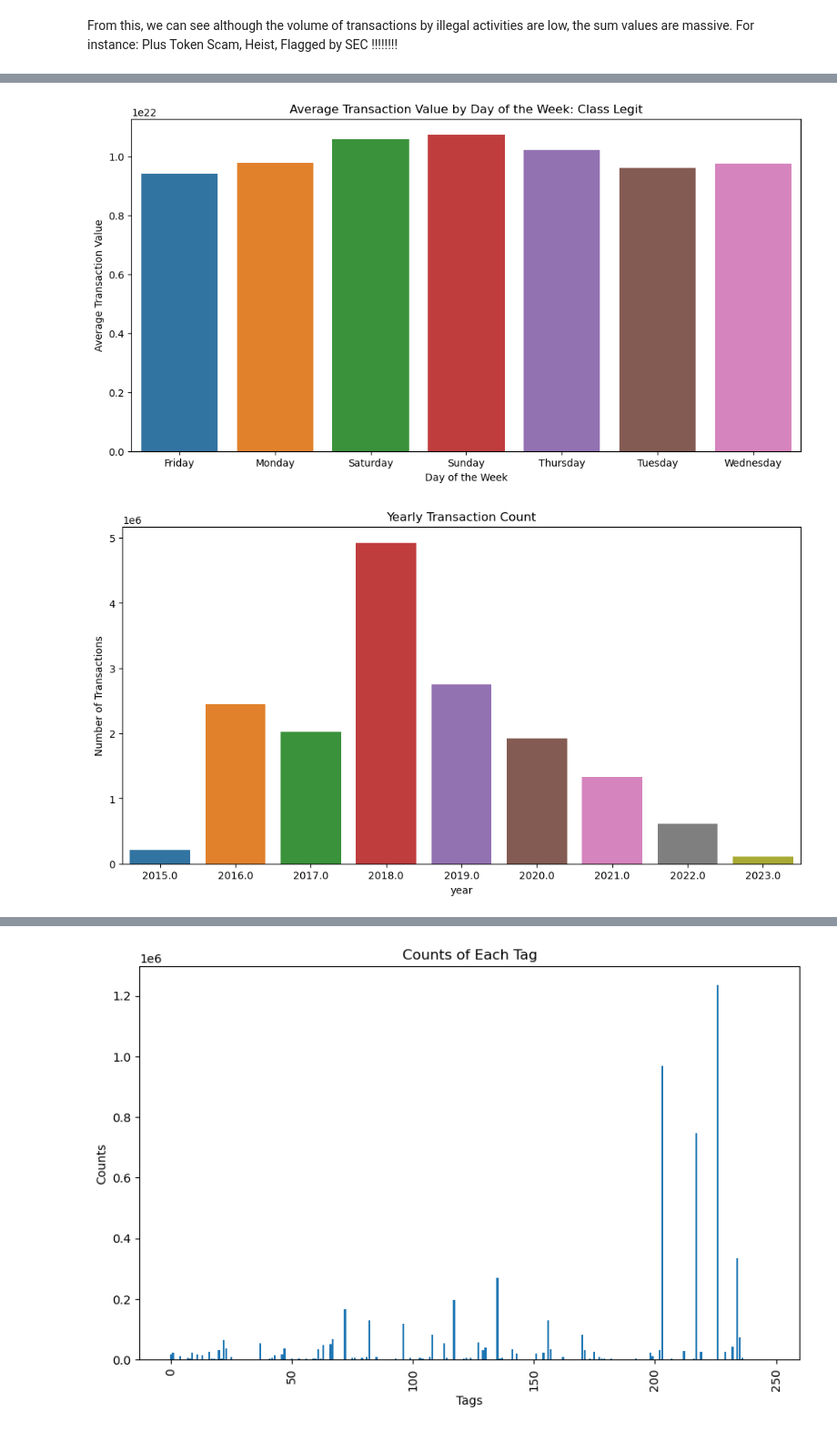
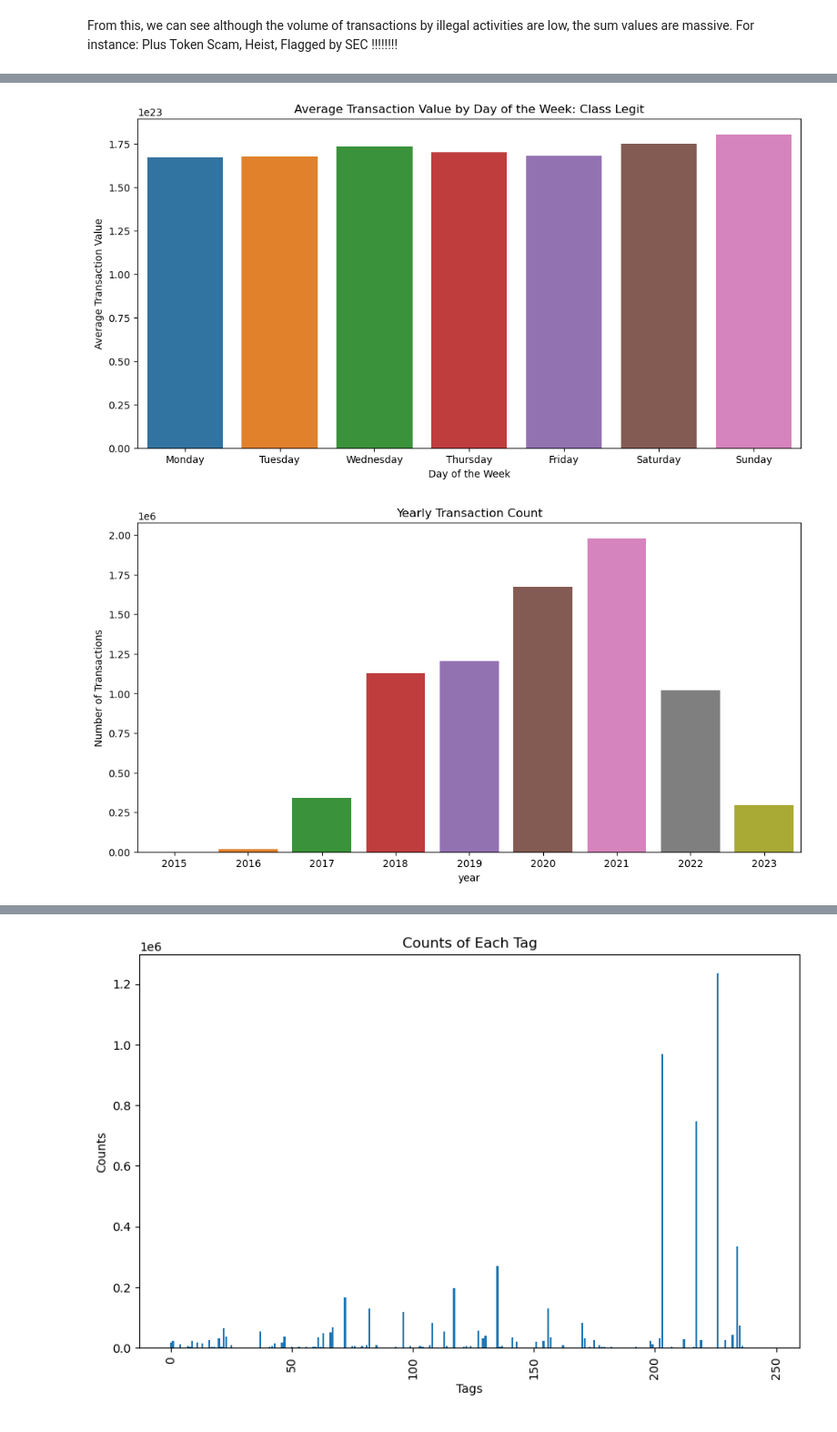
Before and after one commit to viethuy25/TMU_MRP, a Jupyter notebook: Preprocessing, Data Visualization and Class Balancing.ipynb, the cells around one changed output, grey strips where cells are left out. Shown at 91% size. Saved outputs shown, nothing was run; the diff lists cells and outputs as text; code cells hidden in the pictures.

```diff
--- a/Preprocessing, Data Visualization and Class Balancing.ipynb
+++ b/Preprocessing, Data Visualization and Class Balancing.ipynb
@@ -204,7 +195,7 @@ See the caveats in the documentation: https://pandas.pydata.org/pandas-docs/stab
   new_df.dropna(subset=['Account Type'], inplace=True)
 # %%
 new_df = pd.read_csv('./output/kaggle_10k_balance_transaction_000000000000.csv', index_col=None, header=0)
-for x in range(1, 20):
+for x in range(1, 23):
     if x < 10:
         x = '0' + str(x)
 
@@ -220,3 +211,5 @@ for x in range(1, 20):
 #     fileName = './temp/kaggle_10k_balance_transaction_0000000000' + str(x) + '.csv'
 #     df_file = pd.read_csv(fileName, index_col = None, header = 0)
 #     new_df = pd.concat([new_df, df_file], ignore_index=True)
+
+new_df.columns
@@ -318,0 +312,8 @@ Column:  eth_balance
+# %%
+# Remove the Tag class with below 10 count, as mentioned later
+counts = new_df['Tags'].value_counts()
+
+temp_df = new_df[new_df['Tags'].isin(counts[counts <= 10].index)]
+print (temp_df['Tags'])
+
+new_df = new_df[new_df['Tags'].isin(counts[counts > 10].index)] # 10 is cutof as mentioned in Preprocessing step
@@ -1200 +1355,3 @@ From this, we can see although the volume of transactions by illegal activities
+# %%
+data = new_df
 # %%
@@ -1283,27 +1444,27 @@ From this, we can see although the volume of transactions by illegal activities
 # %%
-# # Plot the bar graph
-# plt.figure(figsize=(12, 6))
-# sns.barplot(x=average_transaction_value_by_day_1.index, y=average_transaction_value_by_day_1.values)
-# plt.xlabel("Day of the Week")
-# plt.ylabel("Average Transaction Value")
-# plt.title("Average Transaction Value by Day of the Week: Class Legit")
-# plt.show()
+# Plot the bar graph
+plt.figure(figsize=(12, 6))
+sns.barplot(x=average_transaction_value_by_day_1.index, y=average_transaction_value_by_day_1.values, order=desired_order)
+plt.xlabel("Day of the Week")
+plt.ylabel("Average Transaction Value")
+plt.title("Average Transaction Value by Day of the Week: Class Legit")
+plt.show()
 # %% [output]
-[figure, old version]
+[figure, new version]
 # %%
-# # Extract hour from 'block_timestamp_frame'
-# data['year'] = data['block_timestamp_frame'].dt.year
+# Extract hour from 'block_timestamp_frame'
+data['year'] = data['block_timestamp'].dt.year
 
-# # Count transactions per hour
-# yearly_transactions = data['year'].value_counts().sort_index()
+# Count transactions per hour
+yearly_transactions = data['year'].value_counts().sort_index()
 
-# # Plot the bar graph
-# plt.figure(figsize=(12, 6))
-# sns.barplot(x=yearly_transactions.index, y=yearly_transactions.values)
-# plt.xlabel("year")
-# plt.ylabel("Number of Transactions")
-# plt.title("Yearly Transaction Count")
-# plt.show()
+# Plot the bar graph
+plt.figure(figsize=(12, 6))
+sns.barplot(x=yearly_transactions.index, y=yearly_transactions.values)
+plt.xlabel("year")
+plt.ylabel("Number of Transactions")
+plt.title("Yearly Transaction Count")
+plt.show()
 # %% [output]
-[figure, old version]
+[figure, new version]
 # %%
```
Also changed, not shown: parts of 77 cells of this notebook, 5 other files.
